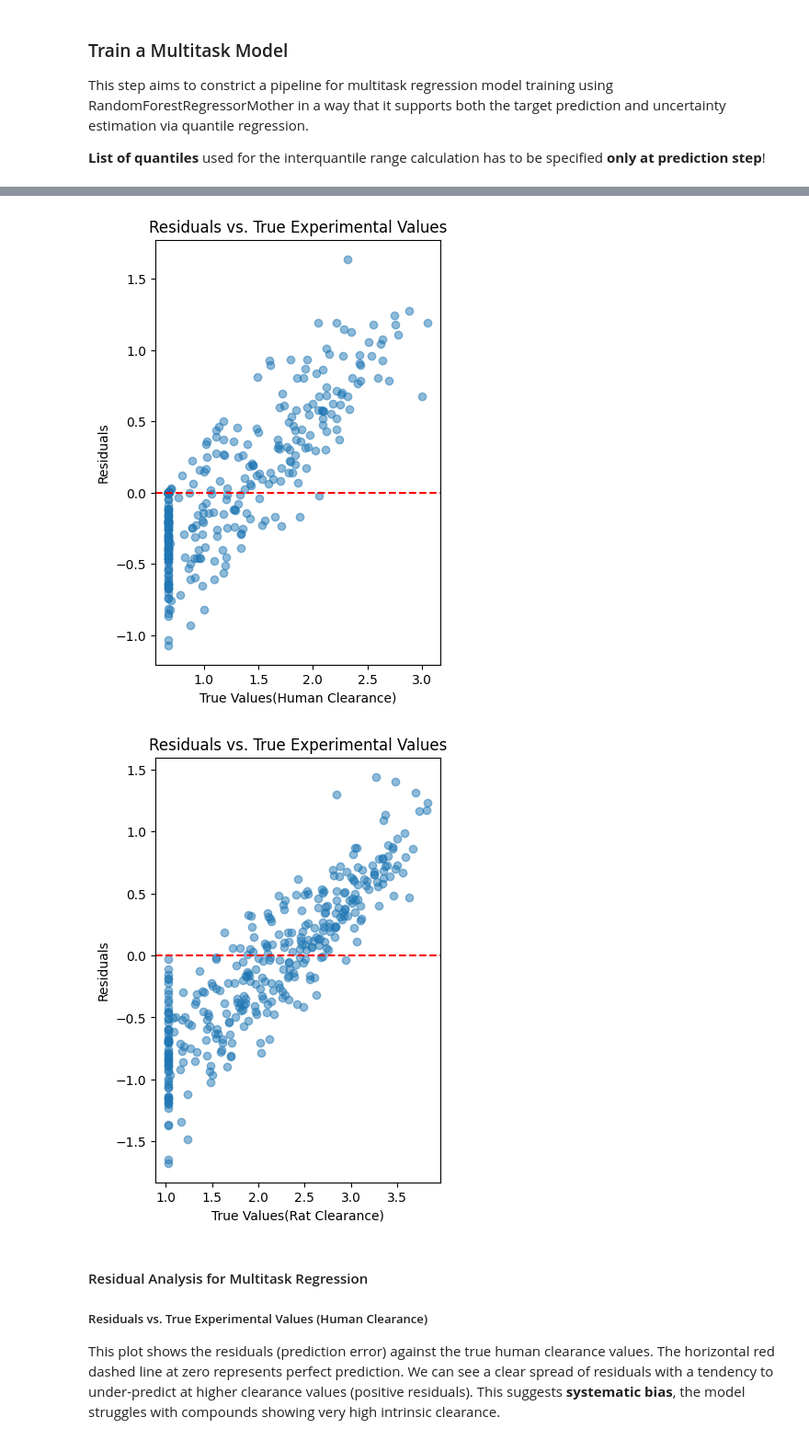
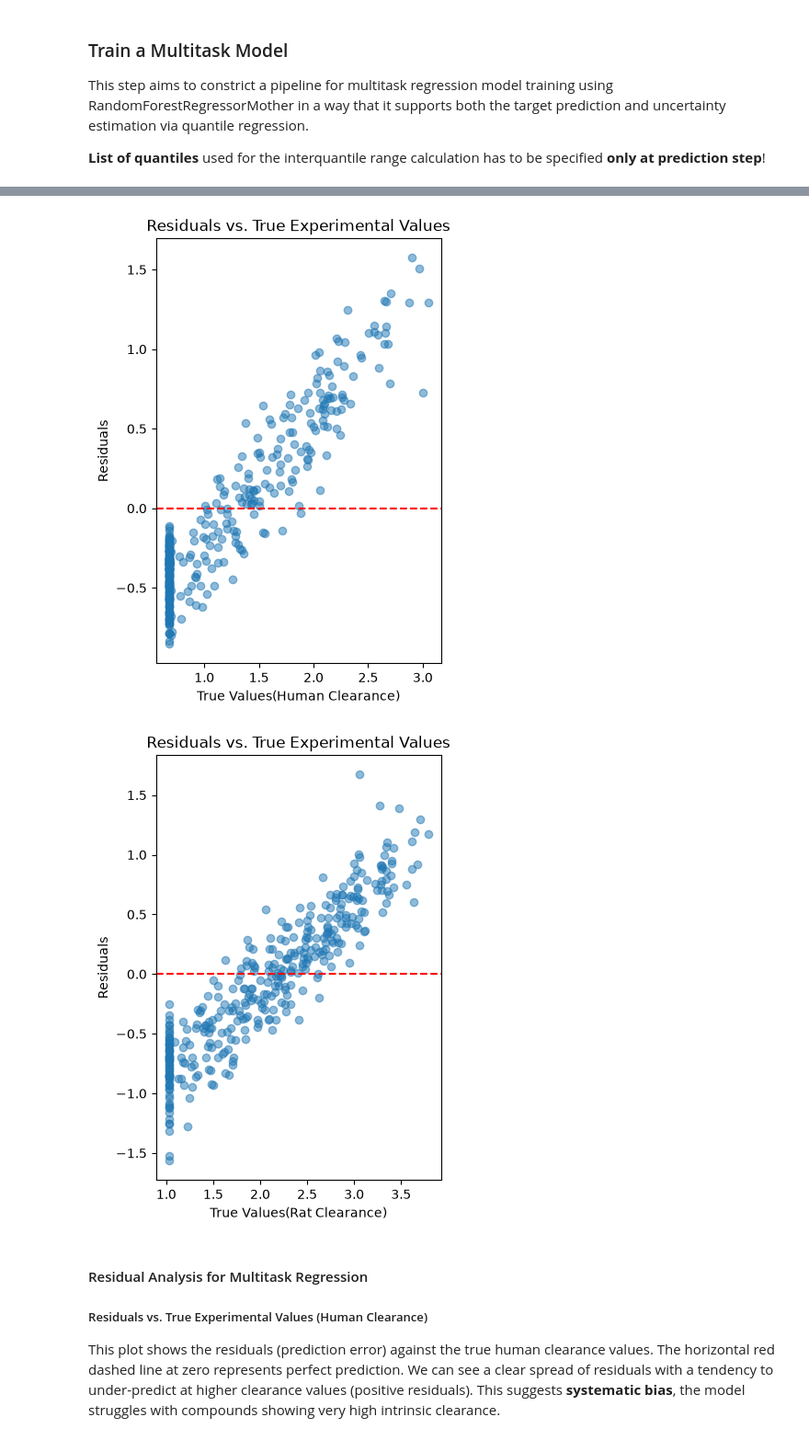
Before and after one commit to Bayer-Group/MotherML, a Jupyter notebook: examples/notebooks/02_regression/04_multitask_random_forest.ipynb, the cells around one changed output, grey strips where cells are left out. Shown at 92% size. Drawn from its saved outputs; the diff is of its cells as text; code cells hidden in the pictures.

```diff
--- a/examples/notebooks/02_regression/04_multitask_random_forest.ipynb
+++ b/examples/notebooks/02_regression/04_multitask_random_forest.ipynb
@@ -205,7 +229,13 @@ Here, we use the **adme-fang** dataset, which focuses on ADME (Absorption, Distr
 # %%
-dataset = po.load_dataset("biogen/adme-fang-v1")
-dataset.size()
-
-df = dataset.table
+dataset_url = (
+    "https://raw.githubusercontent.com/molecularinformatics/Computational-ADME/"
+    "b00df003de117ce9e5b381afd886095c5f2af2d5/ADME_public_set_3521.csv"
+)
+df = pd.read_csv(dataset_url).rename(
+    columns={
+        "LOG HLM_CLint (mL/min/kg)": "LOG_HLM_CLint",
+        "LOG RLM_CLint (mL/min/kg)": "LOG_RLM_CLint",
+    }
+)
 df.head()
 # %% [output]
@@ -347,7 +375,9 @@ from mother.cv.core import HdbscanGroupingFromMols
 
 groups_engine = HdbscanGroupingFromMols(scaffold="Murcko", min_cluster_size=5)
 
-groups: pd.DataFrame = groups_engine.set_output(transform="pandas").fit_transform(mol_data["Molecule"])
+groups: pd.DataFrame = groups_engine.set_output(transform="pandas").fit_transform(
+    mol_data["Molecule"]
+)
 
 print(f"{groups['hdbscan-group'].nunique()} groups found")
 
@@ -369,7 +399,11 @@ hlm_bins = pd.qcut(df_train["LOG_HLM_CLint"], q=3, labels=False)
 joint_groups = clusters.astype(str) + "_" + hlm_bins.astype(str)
 gss = GroupShuffleSplit(test_size=0.3, n_splits=1, random_state=42)
 
-train_idx, test_idx = next(gss.split(features, df_train[["LOG_HLM_CLint", "LOG_RLM_CLint"]], groups=joint_groups))
+train_idx, test_idx = next(
+    gss.split(
+        features, df_train[["LOG_HLM_CLint", "LOG_RLM_CLint"]], groups=joint_groups
+    )
+)
 print(f"train_index [:5]: {train_idx[:5]}")
 print(f"test_idx [:5]: {test_idx[:5]}")
 
@@ -425,7 +475,11 @@ model_uncertainty = ml.PipelineWithHyperparameterRooting(
         (
             "ml_model",
             m_randomForest.RandomForestRegressorMother(
-                n_estimators=1000, max_features="sqrt", criterion="friedman_mse", bootstrap=True, max_samples=0.8
+                n_estimators=1000,
+                max_features="sqrt",
+                criterion="poisson",
+                bootstrap=True,
+                max_samples=0.8,
             ),
         ),
     ]
@@ -443,16 +497,24 @@ PipelineWithHyperparameterRooting(steps=[('ml_model',
 # %%
 # predict and estimate the uncertainty for test data
 df_res, quantiles = model_uncertainty.predict_uncertainty(
-    X=X_test, quantiles=[0.10, 0.25, 0.5, 0.75, 0.90], return_quantiles=True
+    X=X_test,
+    ml_model__quantiles=[0.10, 0.25, 0.5, 0.75, 0.90],
+    ml_model__return_quantiles=True,
 )
 
 plot_residuals(
-    y_true=y_test["LOG_HLM_CLint"], y_pred=df_res["target_0"]["mean_predictions"], xlabel="True Values(Human Clearance)"
+    y_true=y_test["LOG_HLM_CLint"],
+    y_pred=df_res["target_0_mean_predictions"],
+    xlabel="True Values(Human Clearance)",
 )
-plot_residuals(y_test["LOG_RLM_CLint"], df_res["target_1"]["mean_predictions"], xlabel="True Values(Rat Clearance)")
+plot_residuals(
+    y_true=y_test["LOG_RLM_CLint"],
+    y_pred=df_res["target_1_mean_predictions"],
+    xlabel="True Values(Rat Clearance)",
+)
 # %% [output]
-[figure, old version]
+[figure, new version]
-[figure, old version]
+[figure, new version]
 # %% [markdown]
 #### Residual Analysis for Multitask Regression
 
```
Also changed, not shown: parts of 23 cells of this notebook, 5 other files.
